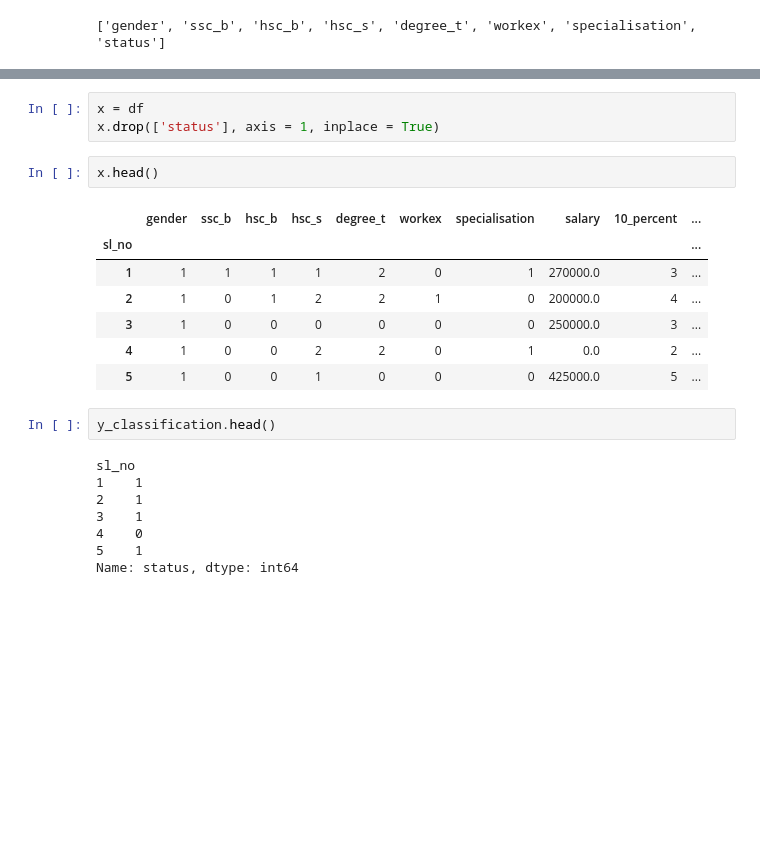
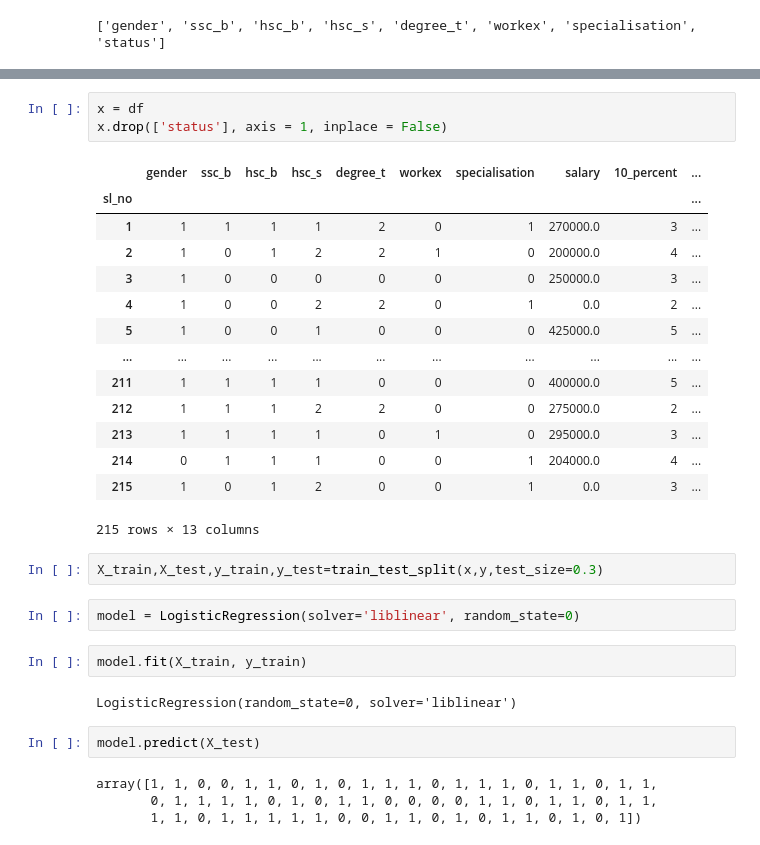
Before and after one commit to martanunesdea/machine_intelligence, a Jupyter notebook: Logistic Regression.ipynb, the cells around one changed output, grey strips where cells are left out. Saved outputs shown, nothing was run; the diff lists cells and outputs as text; blank space fills up the shorter version.

```diff
--- a/Logistic Regression.ipynb
+++ b/Logistic Regression.ipynb
@@ -106,24 +108,33 @@ sl_no
 Name: status, dtype: int64
 # %%
 x = df
-x.drop(['status'], axis = 1, inplace = True)
+x.drop(['status'], axis = 1, inplace = False)
+# %% [output]
+|  | gender | ssc_b | hsc_b | hsc_s | degree_t | workex | specialisation | salary | 10_percent | ... |
+| sl_no |  |  |  |  |  |  |  |  |  | ... |
+| 1 | 1 | 1 | 1 | 1 | 2 | 0 | 1 | 270000.0 | 3 | ... |
+| 2 | 1 | 0 | 1 | 2 | 2 | 1 | 0 | 200000.0 | 4 | ... |
+| 3 | 1 | 0 | 0 | 0 | 0 | 0 | 0 | 250000.0 | 3 | ... |
+| 4 | 1 | 0 | 0 | 2 | 2 | 0 | 1 | 0.0 | 2 | ... |
+| 5 | 1 | 0 | 0 | 1 | 0 | 0 | 0 | 425000.0 | 5 | ... |
+| ... | ... | ... | ... | ... | ... | ... | ... | ... | ... | ... |
+| 211 | 1 | 1 | 1 | 1 | 0 | 0 | 0 | 400000.0 | 5 | ... |
+| 212 | 1 | 1 | 1 | 2 | 2 | 0 | 0 | 275000.0 | 2 | ... |
+| 213 | 1 | 1 | 1 | 1 | 0 | 1 | 0 | 295000.0 | 3 | ... |
+| 214 | 0 | 1 | 1 | 1 | 0 | 0 | 1 | 204000.0 | 4 | ... |
+| 215 | 1 | 0 | 1 | 2 | 0 | 0 | 1 | 0.0 | 3 | ... |
+215 rows × 13 columns
-# %%
-x.head()
-# %% [output]
-|  | gender | ssc_b | hsc_b | hsc_s | degree_t | workex | specialisation | salary | 10_percent | ... |
-| sl_no |  |  |  |  |  |  |  |  |  | ... |
-| 1 | 1 | 1 | 1 | 1 | 2 | 0 | 1 | 270000.0 | 3 | ... |
-| 2 | 1 | 0 | 1 | 2 | 2 | 1 | 0 | 200000.0 | 4 | ... |
-| 3 | 1 | 0 | 0 | 0 | 0 | 0 | 0 | 250000.0 | 3 | ... |
-| 4 | 1 | 0 | 0 | 2 | 2 | 0 | 1 | 0.0 | 2 | ... |
-| 5 | 1 | 0 | 0 | 1 | 0 | 0 | 0 | 425000.0 | 5 | ... |
-# %%
-y_classification.head()
-# %% [output]
-sl_no
-1    1
-2    1
-3    1
-4    0
-5    1
-Name: status, dtype: int64
+# %%
+X_train,X_test,y_train,y_test=train_test_split(x,y,test_size=0.3)
+# %%
+model = LogisticRegression(solver='liblinear', random_state=0)
+# %%
+model.fit(X_train, y_train)
+# %% [output]
+LogisticRegression(random_state=0, solver='liblinear')
+# %%
+model.predict(X_test)
+# %% [output]
+array([1, 1, 0, 0, 1, 1, 0, 1, 0, 1, 1, 1, 0, 1, 1, 1, 0, 1, 1, 0, 1, 1,
+       0, 1, 1, 1, 1, 0, 1, 0, 1, 1, 0, 0, 0, 0, 1, 1, 0, 1, 1, 0, 1, 1,
+       1, 1, 0, 1, 1, 1, 1, 1, 0, 0, 1, 1, 0, 1, 0, 1, 1, 0, 1, 0, 1])
```
Also changed, not shown: parts of 6 cells of this notebook.
